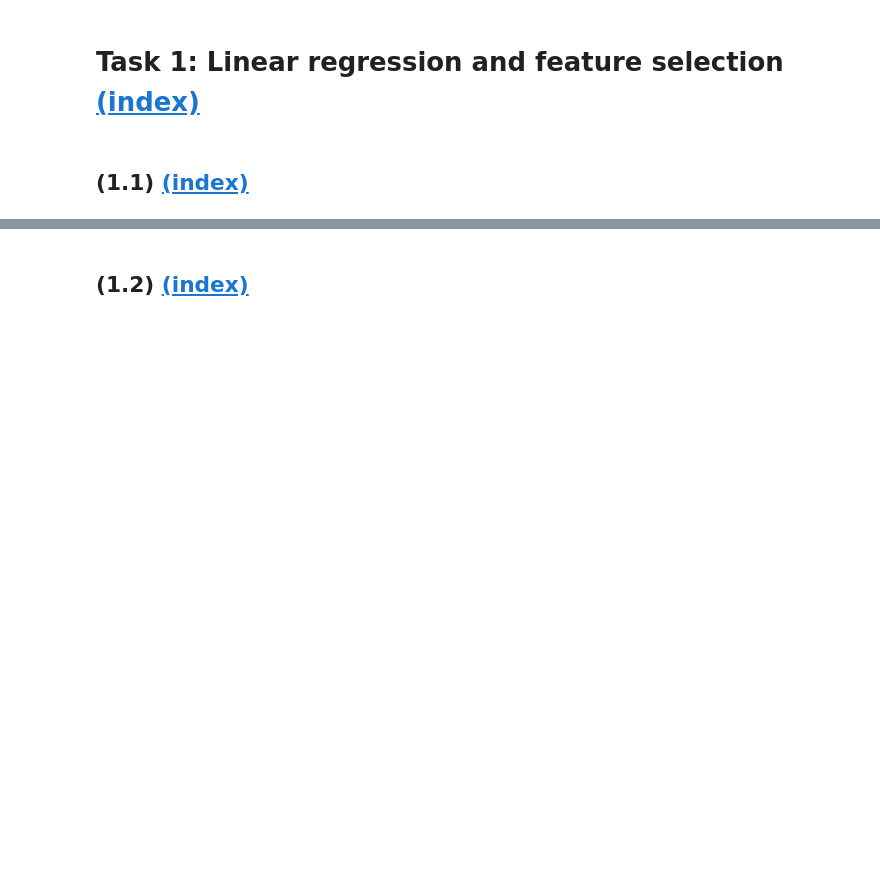
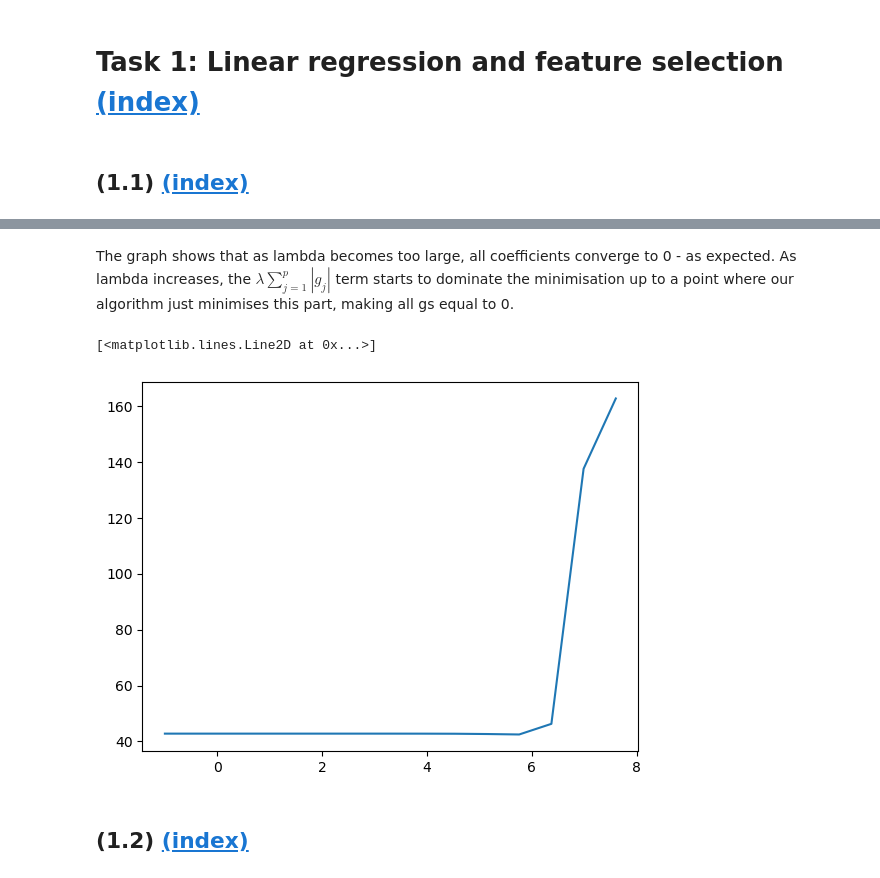
Before and after one commit to alisaklymchuk/data_science_math60026, a Jupyter notebook: 02455568_coursework1.ipynb, the cells around one changed output, grey strips where cells are left out. Drawn from its saved outputs; the diff is of its cells as text; code cells hidden in the pictures; blank space fills up the shorter version.

```diff
--- a/02455568_coursework1.ipynb
+++ b/02455568_coursework1.ipynb
@@ -249,3 +252,29 @@ plt.plot(log_lambdas, beta_paths)
+# %% [markdown]
+The graph shows that as lambda becomes too large, all coefficients converge to 0 - as expected. As lambda increases, the
+$\lambda \sum_{j=1}^{p} |g_j|$ term starts to dominate the minimisation up to a point where our algorithm just minimises this part, making all gs equal to 0.
+# %%
+def MSE_t(X_train, y_train, X_val, y_val, lam):
+
+    # Predict fitted values y_hat
+    X_aug = np.hstack([np.ones((len(y_train),1)), X_train]) # augmented training inputs of size N x (p+1)
+    beta_ls_with_int = max_lik_estimate_aug(X_aug, y_train)
+    beta_g = minimise_g(X_train, y_train, beta_ls_with_int, lam)
+    y_hat = fit_garrote(X_val, beta_g, beta_ls_with_int)
+
+    # Compute MSE
+    MSE = np.mean((y_hat - y_val)**2)
+
+    return MSE
+
+
+MSEs = np.array([ MSE_t(X_train_std, y_train_diam, X_test_std, y_test_diam, lam) for lam in lambdas])
+min_lam = np.argmin(MSEs)
+
+plt.figure()
+plt.plot(log_lambdas, MSEs)
+# %% [output]
+[<matplotlib.lines.Line2D at 0x...>]
+[figure, added]
 # %% [markdown]
 <a name="task-12"></a>
 
```
Also changed, not shown: parts of 5 cells of this notebook.
